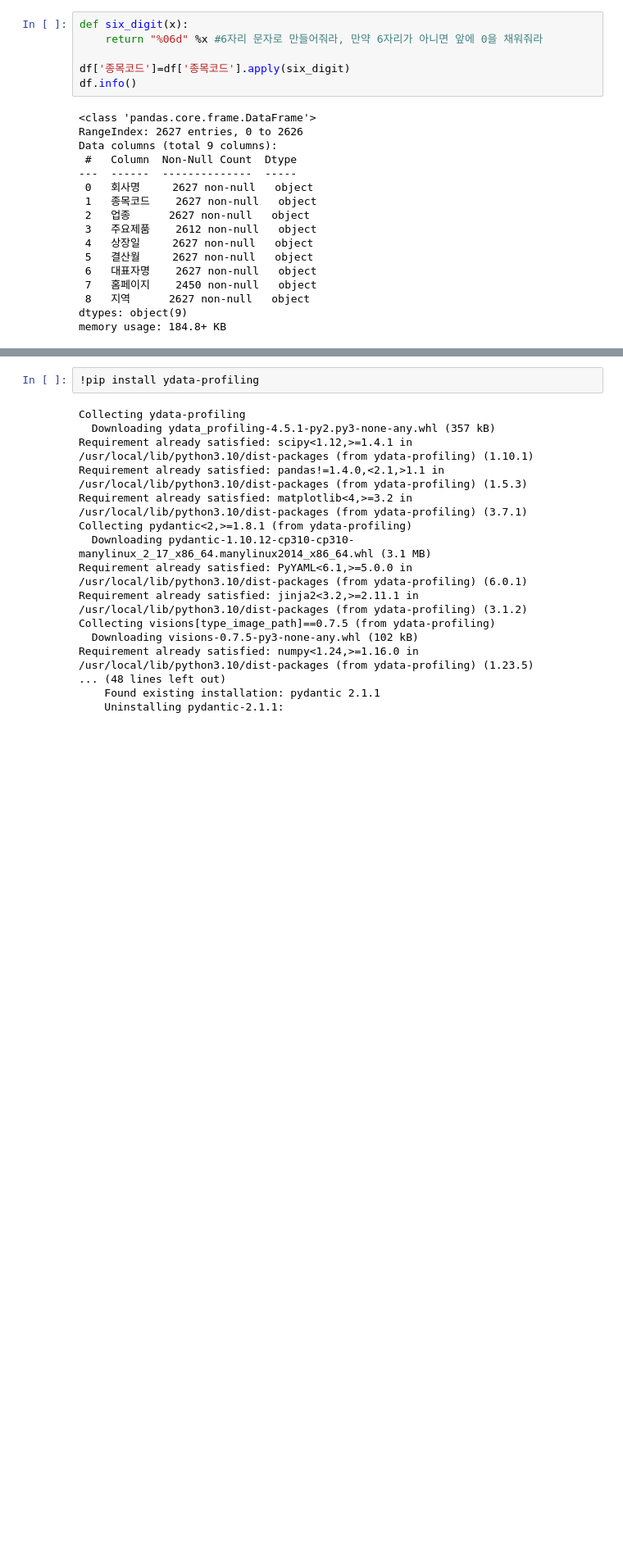
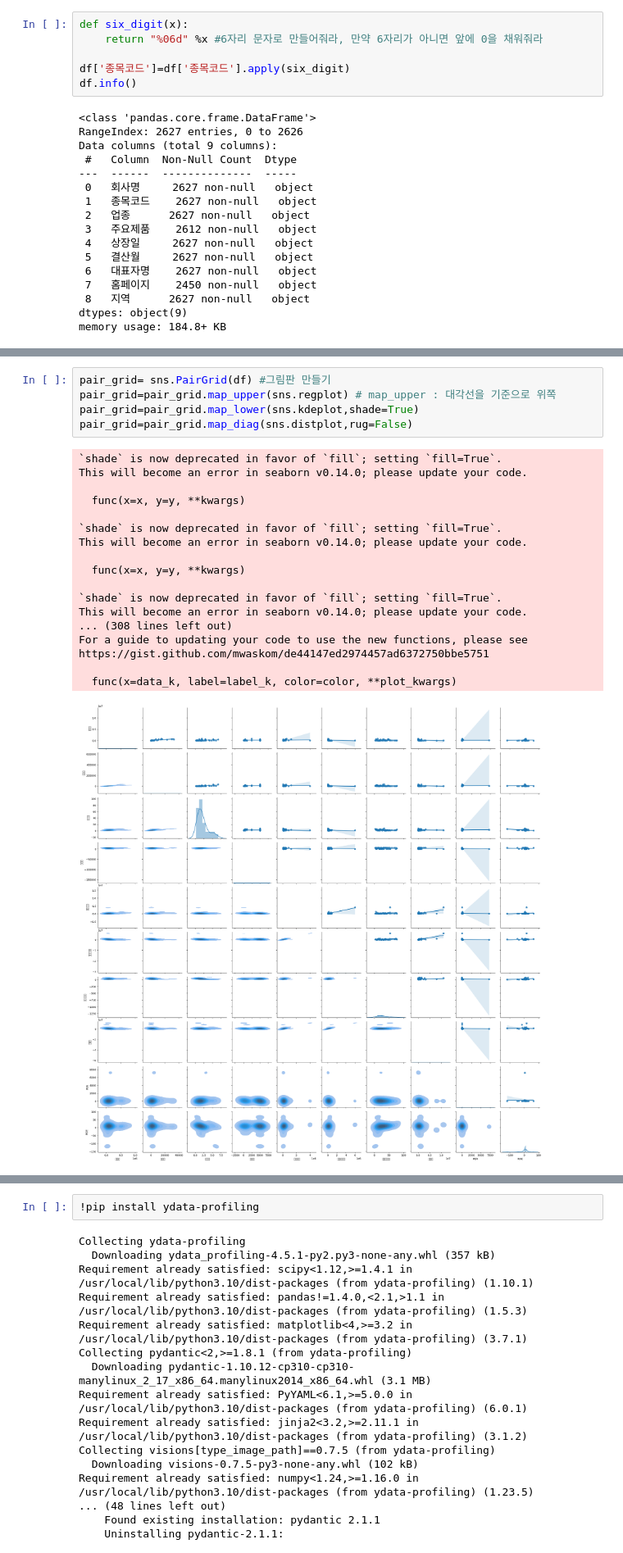
Before and after one commit to tlsdmswn01/Python, a Jupyter notebook: 웹_크롤링_Request,Beautifulsoup.ipynb, the cells around one changed output, grey strips where cells are left out. Shown at 82% size. Drawn from its saved outputs; the diff is of its cells as text; blank space fills up the shorter version.

```diff
--- a/웹_크롤링_Request,Beautifulsoup.ipynb
+++ b/웹_크롤링_Request,Beautifulsoup.ipynb
@@ -503,0 +827,24 @@ df.head()
+# %%
+pair_grid= sns.PairGrid(df) #그림판 만들기
+pair_grid=pair_grid.map_upper(sns.regplot) # map_upper : 대각선을 기준으로 위쪽
+pair_grid=pair_grid.map_lower(sns.kdeplot,shade=True)
+pair_grid=pair_grid.map_diag(sns.distplot,rug=False)
+# %% [output]
+`shade` is now deprecated in favor of `fill`; setting `fill=True`.
+This will become an error in seaborn v0.14.0; please update your code.
+
+  func(x=x, y=y, **kwargs)
+
+`shade` is now deprecated in favor of `fill`; setting `fill=True`.
+This will become an error in seaborn v0.14.0; please update your code.
+
+  func(x=x, y=y, **kwargs)
+
+`shade` is now deprecated in favor of `fill`; setting `fill=True`.
+This will become an error in seaborn v0.14.0; please update your code.
+... (308 lines left out)
+For a guide to updating your code to use the new functions, please see
+https://gist.github.com/mwaskom/de44147ed2974457ad6372750bbe5751
+
+  func(x=data_k, label=label_k, color=color, **plot_kwargs)
+[figure, added]
```
Also changed, not shown: parts of 42 cells of this notebook.
